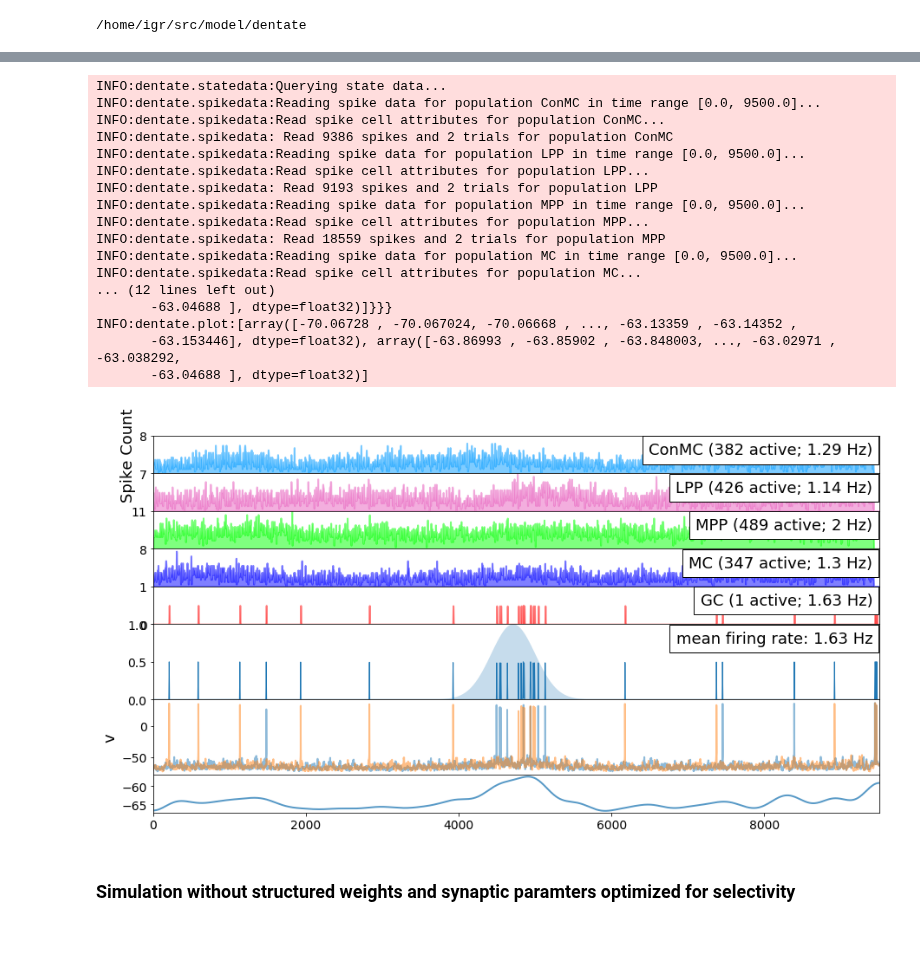
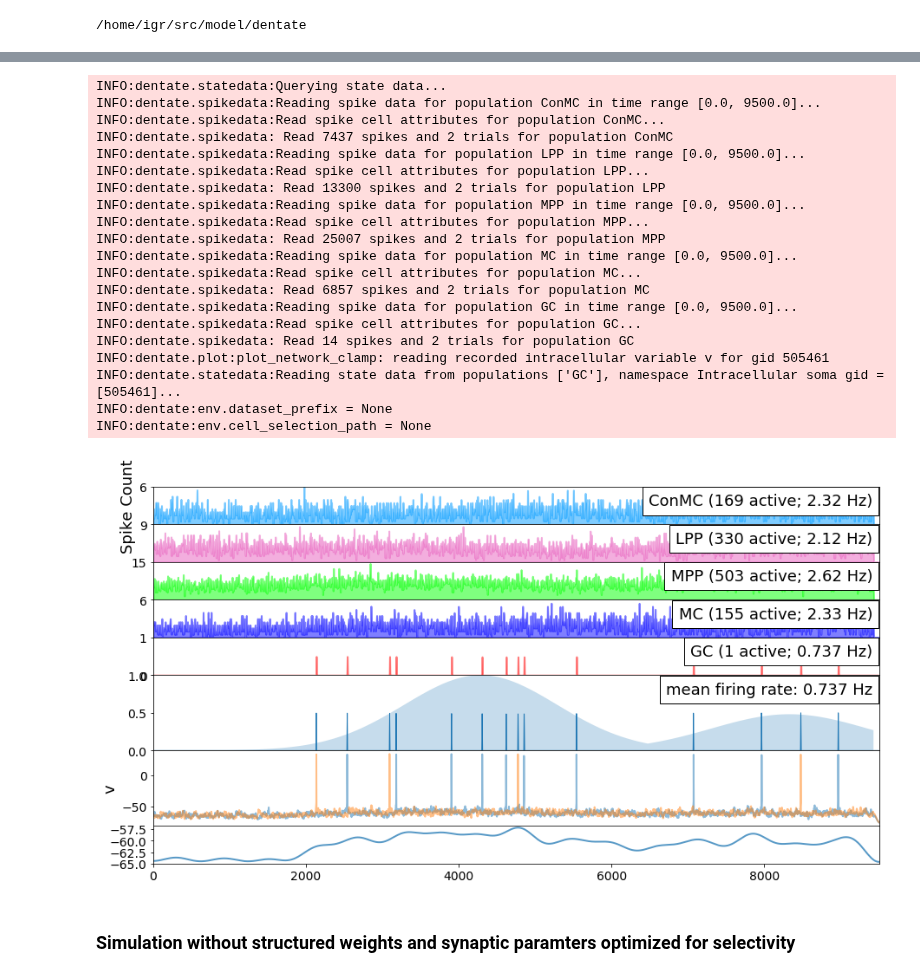
Before and after one commit to soltesz-lab/dentate, a Jupyter notebook: notebooks/Place Field Tuning GC.ipynb, the cells around one changed output, grey strips where cells are left out. Saved outputs shown, nothing was run; the diff lists cells and outputs as text; code cells hidden in the pictures; blank space fills up the shorter version.

```diff
--- a/notebooks/Place Field Tuning GC.ipynb
+++ b/notebooks/Place Field Tuning GC.ipynb
@@ -135,33 +135,37 @@ INFO:__main__:*** Writing synapse parameters
 # %%
-%run scripts/plot_network_clamp.py -v -g 111746 --t-max=9500. \
--p results/netclamp/Single_GC_Exc_Sat_SLN_IN_Izh_extent_results_demo_selectivity_params_GC_111746_20210325.h5 \
+%run scripts/plot_network_clamp.py -v -g 505461 --t-max=9500. \
+-p results/netclamp/Single_GC_Exc_Sat_SLN_IN_Izh_proximal_pf_results_demo_selectivity_params_GC_505461_20210405.h5 \
 --state-variable v --lowpass-plot-type=subplot \
 -i MPP -i LPP -i MC -i ConMC -i GC \
---target-input-features-path={dataset_prefix}/Slice/dentatenet_Full_Scale_GC_Exc_Sat_SLN_extent_arena_margin_20210106a_compressed.h5 \
---config-file Network_Clamp_GC_Exc_Sat_SLN_IN_Izh_extent.yaml \
+--target-input-features-path={dataset_prefix}/Full_Scale_Control/DG_input_features_20200910_compressed.h5 \
+--target-input-features-namespace 'Place Selectivity' \
+--config-file Network_Clamp_GC_Exc_Sat_SLN_IN_Izh_proximal_pf.yaml \
 --target-input-features-arena-id=A \
 --target-input-features-trajectory-id=Diag \
 --font-size 18 \
 --line-width 2
 # %% [output]
 INFO:dentate.statedata:Querying state data...
 INFO:dentate.spikedata:Reading spike data for population ConMC in time range [0.0, 9500.0]...
 INFO:dentate.spikedata:Read spike cell attributes for population ConMC...
-INFO:dentate.spikedata: Read 9386 spikes and 2 trials for population ConMC
+INFO:dentate.spikedata: Read 7437 spikes and 2 trials for population ConMC
 INFO:dentate.spikedata:Reading spike data for population LPP in time range [0.0, 9500.0]...
 INFO:dentate.spikedata:Read spike cell attributes for population LPP...
-INFO:dentate.spikedata: Read 9193 spikes and 2 trials for population LPP
+INFO:dentate.spikedata: Read 13300 spikes and 2 trials for population LPP
 INFO:dentate.spikedata:Reading spike data for population MPP in time range [0.0, 9500.0]...
 INFO:dentate.spikedata:Read spike cell attributes for population MPP...
-INFO:dentate.spikedata: Read 18559 spikes and 2 trials for population MPP
+INFO:dentate.spikedata: Read 25007 spikes and 2 trials for population MPP
 INFO:dentate.spikedata:Reading spike data for population MC in time range [0.0, 9500.0]...
 INFO:dentate.spikedata:Read spike cell attributes for population MC...
-... (12 lines left out)
-       -63.04688 ], dtype=float32)]}}}
-INFO:dentate.plot:[array([-70.06728 , -70.067024, -70.06668 , ..., -63.13359 , -63.14352 ,
-       -63.153446], dtype=float32), array([-63.86993 , -63.85902 , -63.848003, ..., -63.02971 , -63.038292,
-       -63.04688 ], dtype=float32)]
+INFO:dentate.spikedata: Read 6857 spikes and 2 trials for population MC
+INFO:dentate.spikedata:Reading spike data for population GC in time range [0.0, 9500.0]...
+INFO:dentate.spikedata:Read spike cell attributes for population GC...
+INFO:dentate.spikedata: Read 14 spikes and 2 trials for population GC
+INFO:dentate.plot:plot_network_clamp: reading recorded intracellular variable v for gid 505461
+INFO:dentate.statedata:Reading state data from populations ['GC'], namespace Intracellular soma gid = [505461]...
+INFO:dentate:env.dataset_prefix = None
+INFO:dentate:env.cell_selection_path = None
-[figure, old version]
+[figure, new version]
 # %% [markdown]
 ### Simulation without structured weights and synaptic paramters optimized for selectivity
 # %%
```
Also changed, not shown: parts of 5 cells of this notebook, 2 other files.
